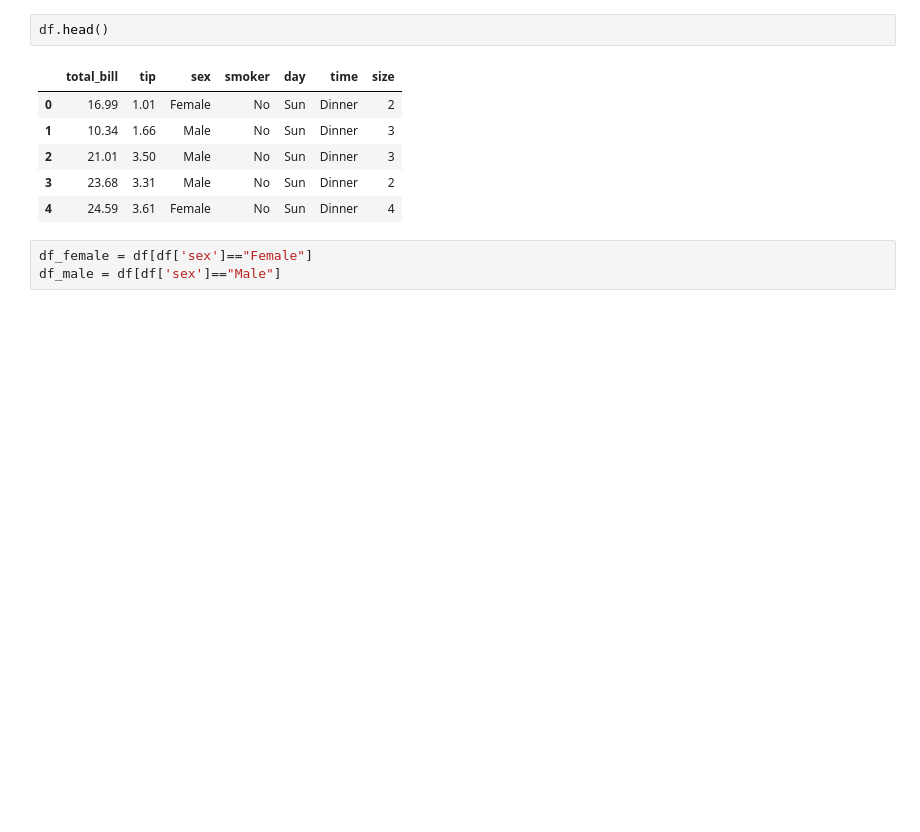
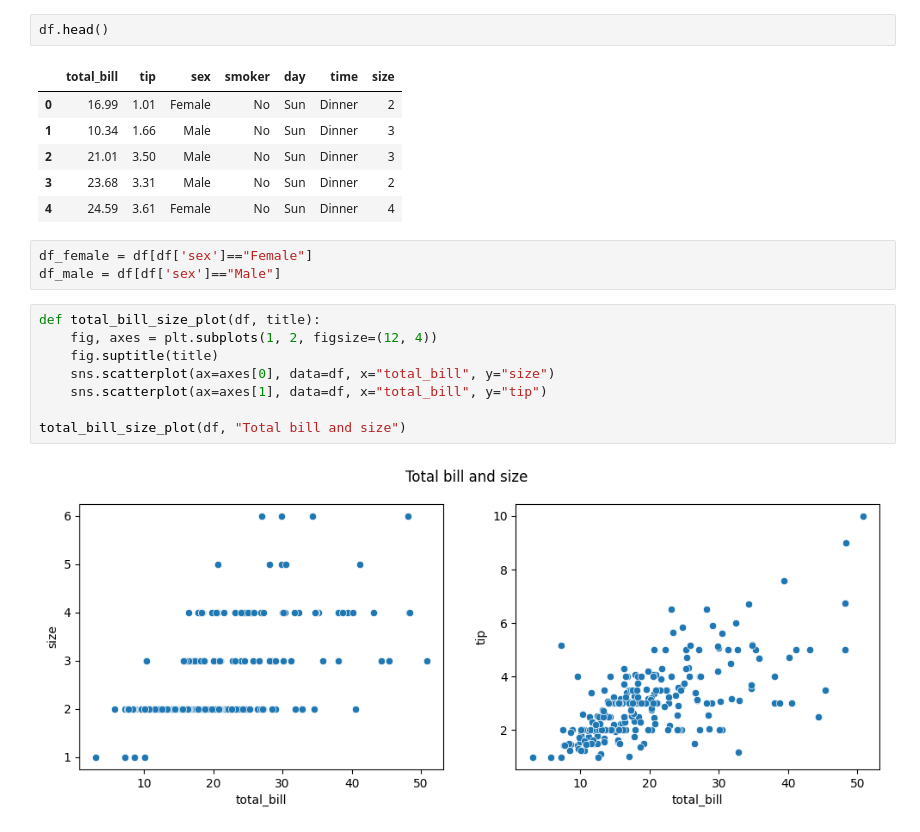
Before and after one commit to Danneftw1/Machine-learning, a Jupyter notebook: Exercises/Exercises-3-overfit_regularization.ipynb, the cells around one changed output. Saved outputs shown, nothing was run; the diff lists cells and outputs as text; blank space fills up the shorter version.

```diff
--- a/Exercises/Exercises-3-overfit_regularization.ipynb
+++ b/Exercises/Exercises-3-overfit_regularization.ipynb
@@ -96,6 +96,16 @@ df.head()
 # %%
 df_female = df[df['sex']=="Female"]
 df_male = df[df['sex']=="Male"]
+# %%
+def total_bill_size_plot(df, title):
+    fig, axes = plt.subplots(1, 2, figsize=(12, 4))
+    fig.suptitle(title)
+    sns.scatterplot(ax=axes[0], data=df, x="total_bill", y="size")
+    sns.scatterplot(ax=axes[1], data=df, x="total_bill", y="tip")
+
+total_bill_size_plot(df, "Total bill and size")
+# %% [output]
+[figure, added]
 # %%
 # subplots(1, 3) 1 row, 3 columns
 fig, axes = plt.subplots(1, 2, figsize=(12, 4))
```
Also changed, not shown: parts of 6 cells of this notebook.
